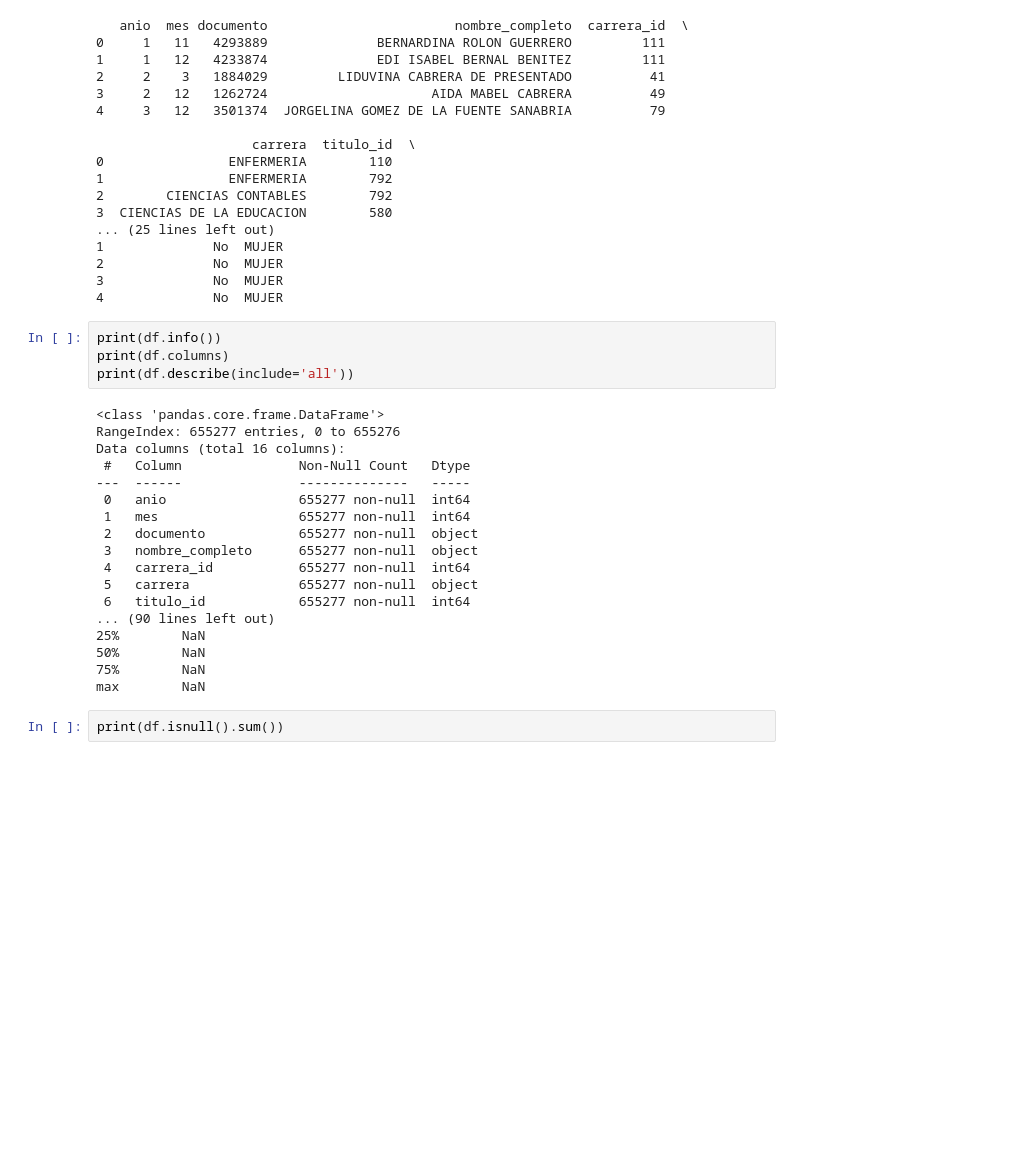
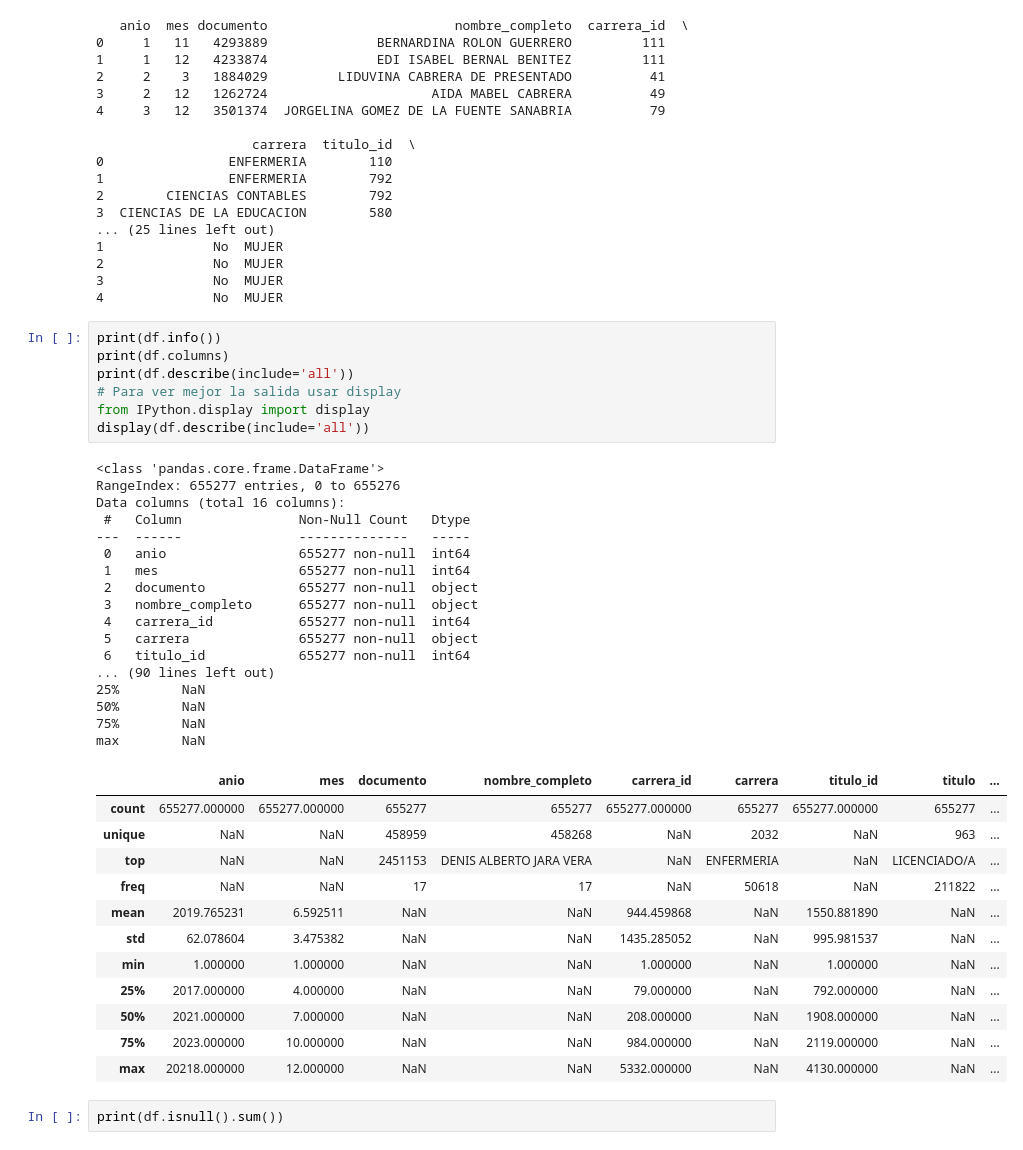
Before and after one commit to hectorpyco/DatosMEC2025, a Jupyter notebook: analisis.ipynb, the cells around one changed output. Saved outputs shown, nothing was run; the diff lists cells and outputs as text; blank space fills up the shorter version.

```diff
--- a/analisis.ipynb
+++ b/analisis.ipynb
@@ -24,25 +24,40 @@ print(df.head())
 # %%
 print(df.info())
 print(df.columns)
 print(df.describe(include='all'))
+# Para ver mejor la salida usar display
+from IPython.display import display
+display(df.describe(include='all'))
 # %% [output]
 <class 'pandas.core.frame.DataFrame'>
 RangeIndex: 655277 entries, 0 to 655276
 Data columns (total 16 columns):
  #   Column               Non-Null Count   Dtype
 ---  ------               --------------   -----
  0   anio                 655277 non-null  int64
  1   mes                  655277 non-null  int64
  2   documento            655277 non-null  object
  3   nombre_completo      655277 non-null  object
  4   carrera_id           655277 non-null  int64
  5   carrera              655277 non-null  object
  6   titulo_id            655277 non-null  int64
 ... (90 lines left out)
 25%        NaN
 50%        NaN
 75%        NaN
 max        NaN
+|  | anio | mes | documento | nombre_completo | carrera_id | carrera | titulo_id | titulo | ... |
+| count | 655277.000000 | 655277.000000 | 655277 | 655277 | 655277.000000 | 655277 | 655277.000000 | 655277 | ... |
+| unique | NaN | NaN | 458959 | 458268 | NaN | 2032 | NaN | 963 | ... |
+| top | NaN | NaN | 2451153 | DENIS ALBERTO JARA VERA | NaN | ENFERMERIA | NaN | LICENCIADO/A | ... |
+| freq | NaN | NaN | 17 | 17 | NaN | 50618 | NaN | 211822 | ... |
+| mean | 2019.765231 | 6.592511 | NaN | NaN | 944.459868 | NaN | 1550.881890 | NaN | ... |
+| std | 62.078604 | 3.475382 | NaN | NaN | 1435.285052 | NaN | 995.981537 | NaN | ... |
+| min | 1.000000 | 1.000000 | NaN | NaN | 1.000000 | NaN | 1.000000 | NaN | ... |
+| 25% | 2017.000000 | 4.000000 | NaN | NaN | 79.000000 | NaN | 792.000000 | NaN | ... |
+| 50% | 2021.000000 | 7.000000 | NaN | NaN | 208.000000 | NaN | 1908.000000 | NaN | ... |
+| 75% | 2023.000000 | 10.000000 | NaN | NaN | 984.000000 | NaN | 2119.000000 | NaN | ... |
+| max | 20218.000000 | 12.000000 | NaN | NaN | 5332.000000 | NaN | 4130.000000 | NaN | ... |
 # %%
 print(df.isnull().sum())
 # %% [output]
```
Also changed, not shown: parts of 3 cells of this notebook, 1 other file.
